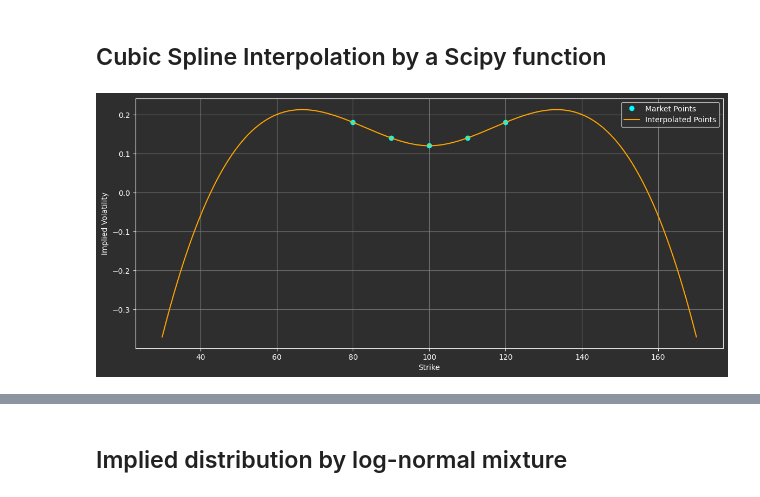
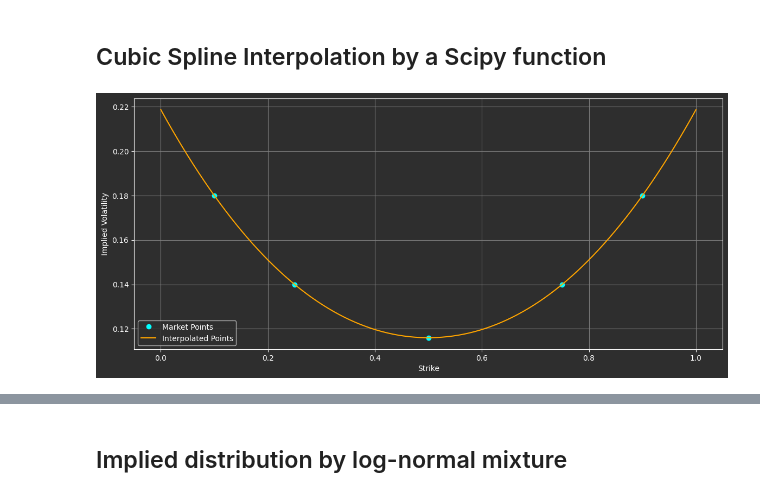
Before and after one commit to sylvioazevedo/modeling, a Jupyter notebook: bs_implied_distributions_deltas.ipynb, the cells around one changed output, grey strips where cells are left out. Saved outputs shown, nothing was run; the diff lists cells and outputs as text; code cells hidden in the pictures.

```diff
--- a/bs_implied_distributions_deltas.ipynb
+++ b/bs_implied_distributions_deltas.ipynb
@@ -248,23 +230,19 @@ plt.show()
 # scipy package - https://scipy.org/
 from scipy.interpolate import CubicSpline
 # %%
-strikes = np.array([80, 90, 100, 110, 120])
-vols = np.array([0.18, 0.14, 0.12, 0.14, 0.18])
+vols = [0.18, 0.14, 0.116, 0.14, 0.18]
 
-cs = CubicSpline(strikes, vols)
+cs = CubicSpline(deltas, vols)
 
-space_min = strikes[0] - 50
-space_max = strikes[-1] + 50
-strike_range = np.linspace(space_min, space_max, 400)
-interpolated_vols = cs(strike_range)
+interpolated_vols = cs(delta_range)
 
 plt.figure(figsize=(14,6))
-plt.plot(strikes, vols, 'o', label='Market Points', color='cyan')
-plt.plot(strike_range, interpolated_vols, label='Interpolated Points', color='orange')
+plt.plot(deltas, vols, 'o', label='Market Points', color='cyan')
+plt.plot(delta_range, interpolated_vols, label='Interpolated Points', color='orange')
 plt.xlabel('Strike', color='white')
 plt.ylabel('Implied Volatility', color='white')
 plt.legend()
 plt.grid(color='gray')
 plt.show()
 # %% [output]
-[figure, old version]
+[figure, new version]
```
Also changed, not shown: parts of 10 cells of this notebook, 1 other file.
